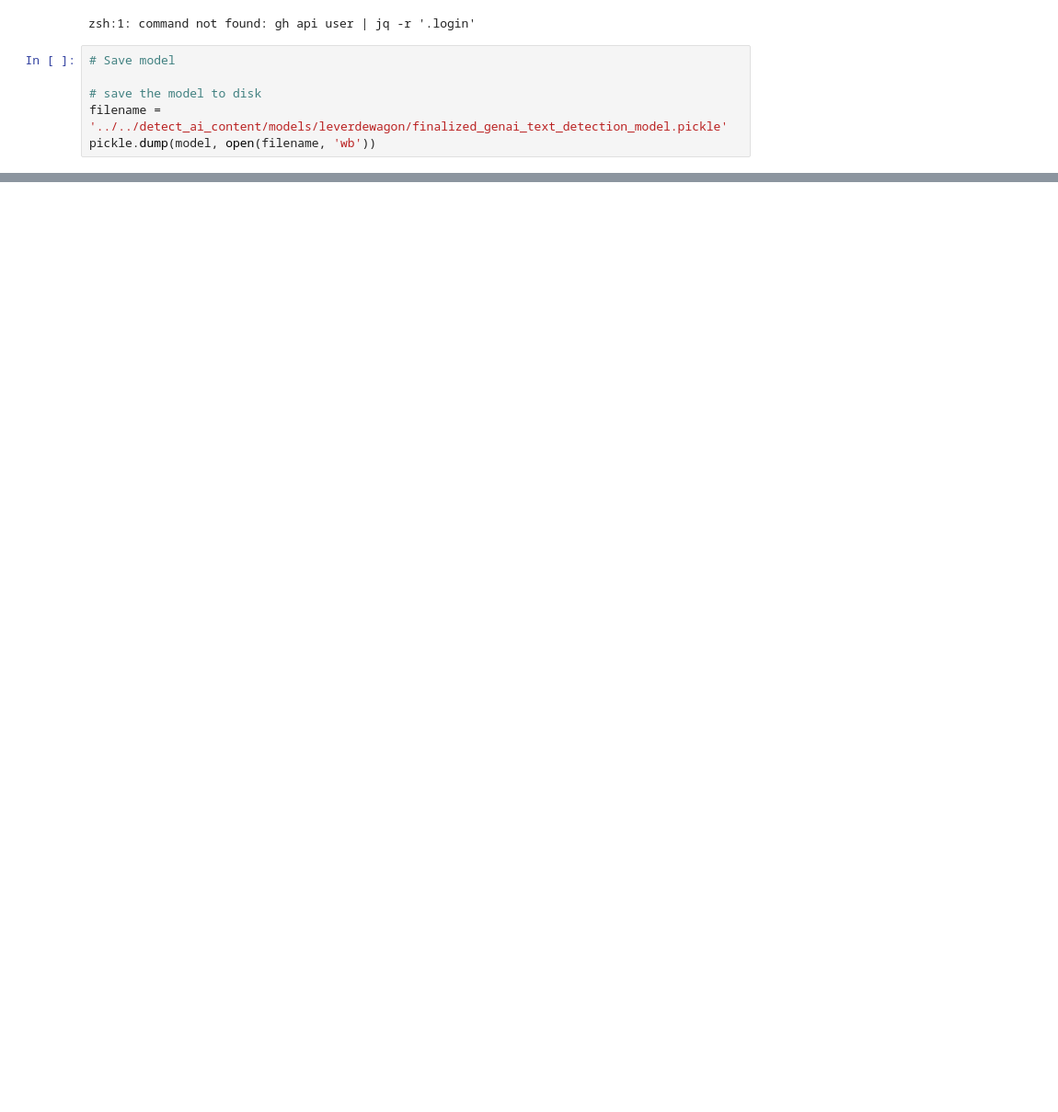
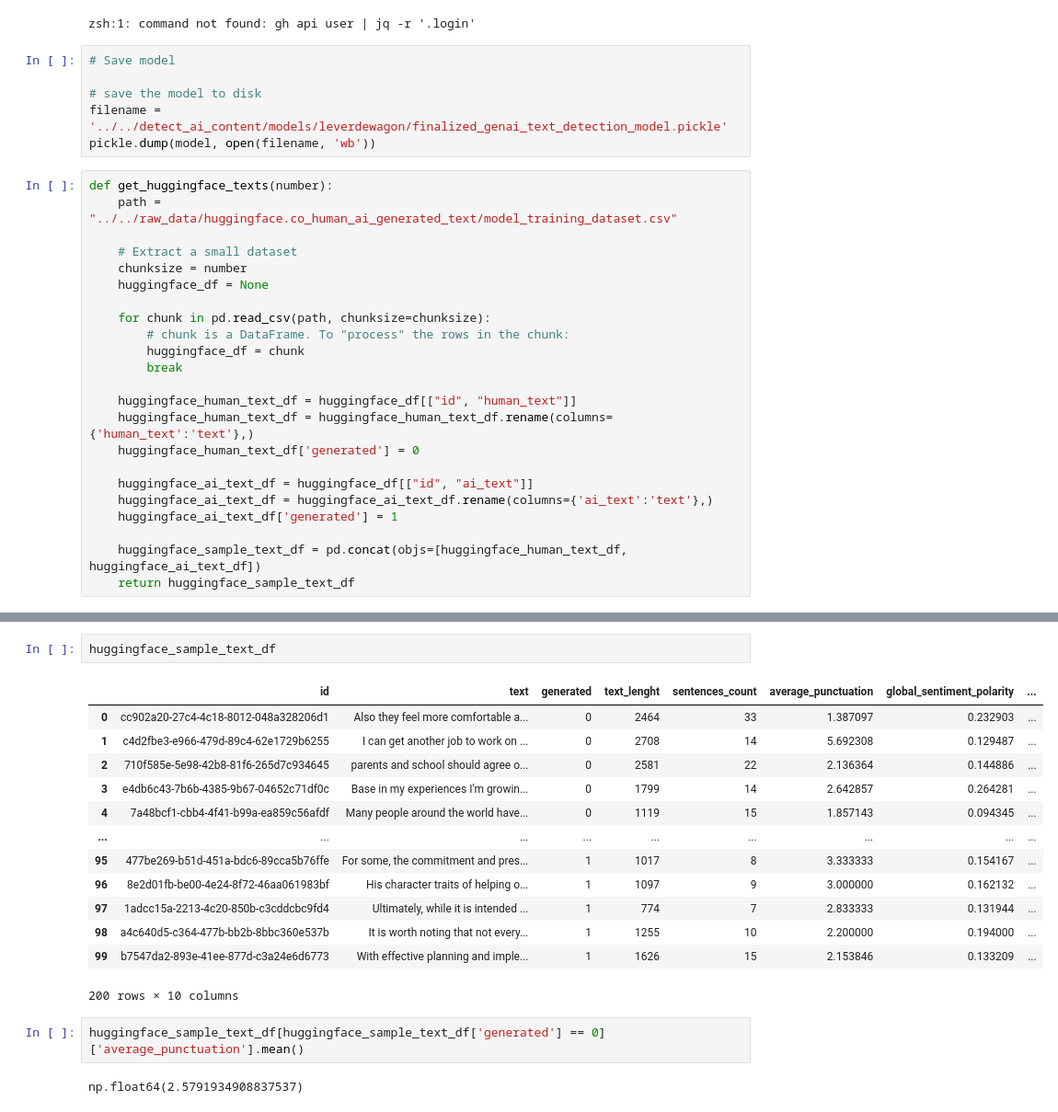
Before and after one commit to yukaberry/detect_ai_content, a Jupyter notebook: notebooks/texts/jerome_texts_playground.ipynb, the cells around one changed output, grey strips where cells are left out. Shown at 92% size. Saved outputs shown, nothing was run; the diff lists cells and outputs as text; blank space fills up the shorter version.

Commit message:
Modeling using Feature engineering

```diff
--- a/notebooks/texts/jerome_texts_playground.ipynb
+++ b/notebooks/texts/jerome_texts_playground.ipynb
@@ -131,3 +131,26 @@ zsh:1: command not found: gh api user | jq -r '.login'
 # save the model to disk
 filename = '../../detect_ai_content/models/leverdewagon/finalized_genai_text_detection_model.pickle'
 pickle.dump(model, open(filename, 'wb'))
+# %%
+def get_huggingface_texts(number):
+    path = "../../raw_data/huggingface.co_human_ai_generated_text/model_training_dataset.csv"
+
+    # Extract a small dataset
+    chunksize = number
+    huggingface_df = None
+
+    for chunk in pd.read_csv(path, chunksize=chunksize):
+        # chunk is a DataFrame. To "process" the rows in the chunk:
+        huggingface_df = chunk
+        break
+
+    huggingface_human_text_df = huggingface_df[["id", "human_text"]]
+    huggingface_human_text_df = huggingface_human_text_df.rename(columns={'human_text':'text'},)
+    huggingface_human_text_df['generated'] = 0
+
+    huggingface_ai_text_df = huggingface_df[["id", "ai_text"]]
+    huggingface_ai_text_df = huggingface_ai_text_df.rename(columns={'ai_text':'text'},)
+    huggingface_ai_text_df['generated'] = 1
+
+    huggingface_sample_text_df = pd.concat(objs=[huggingface_human_text_df, huggingface_ai_text_df])
+    return huggingface_sample_text_df
@@ -133,0 +283,20 @@ pickle.dump(model, open(filename, 'wb'))
+# %%
+huggingface_sample_text_df
+# %% [output]
+|  | id | text | generated | text_lenght | sentences_count | average_punctuation | global_sentiment_polarity | ... |
+| 0 | cc902a20-27c4-4c18-8012-048a328206d1 | Also they feel more comfortable a... | 0 | 2464 | 33 | 1.387097 | 0.232903 | ... |
+| 1 | c4d2fbe3-e966-479d-89c4-62e1729b6255 | I can get another job to work on ... | 0 | 2708 | 14 | 5.692308 | 0.129487 | ... |
+| 2 | 710f585e-5e98-42b8-81f6-265d7c934645 | parents and school should agree o... | 0 | 2581 | 22 | 2.136364 | 0.144886 | ... |
+| 3 | e4db6c43-7b6b-4385-9b67-04652c71df0c | Base in my experiences I'm growin... | 0 | 1799 | 14 | 2.642857 | 0.264281 | ... |
+| 4 | 7a48bcf1-cbb4-4f41-b99a-ea859c56afdf | Many people around the world have... | 0 | 1119 | 15 | 1.857143 | 0.094345 | ... |
+| ... | ... | ... | ... | ... | ... | ... | ... | ... |
+| 95 | 477be269-b51d-451a-bdc6-89cca5b76ffe | For some, the commitment and pres... | 1 | 1017 | 8 | 3.333333 | 0.154167 | ... |
+| 96 | 8e2d01fb-be00-4e24-8f72-46aa061983bf | His character traits of helping o... | 1 | 1097 | 9 | 3.000000 | 0.162132 | ... |
+| 97 | 1adcc15a-2213-4c20-850b-c3cddcbc9fd4 | Ultimately, while it is intended ... | 1 | 774 | 7 | 2.833333 | 0.131944 | ... |
+| 98 | a4c640d5-c364-477b-bb2b-8bbc360e537b | It is worth noting that not every... | 1 | 1255 | 10 | 2.200000 | 0.194000 | ... |
+| 99 | b7547da2-893e-41ee-877d-c3a24e6d6773 | With effective planning and imple... | 1 | 1626 | 15 | 2.153846 | 0.133209 | ... |
+200 rows × 10 columns
+# %%
+huggingface_sample_text_df[huggingface_sample_text_df['generated'] == 0]['average_punctuation'].mean()
+# %% [output]
+np.float64(2.5791934908837537)
```
Also changed, not shown: parts of 28 cells of this notebook, 20 other files.
